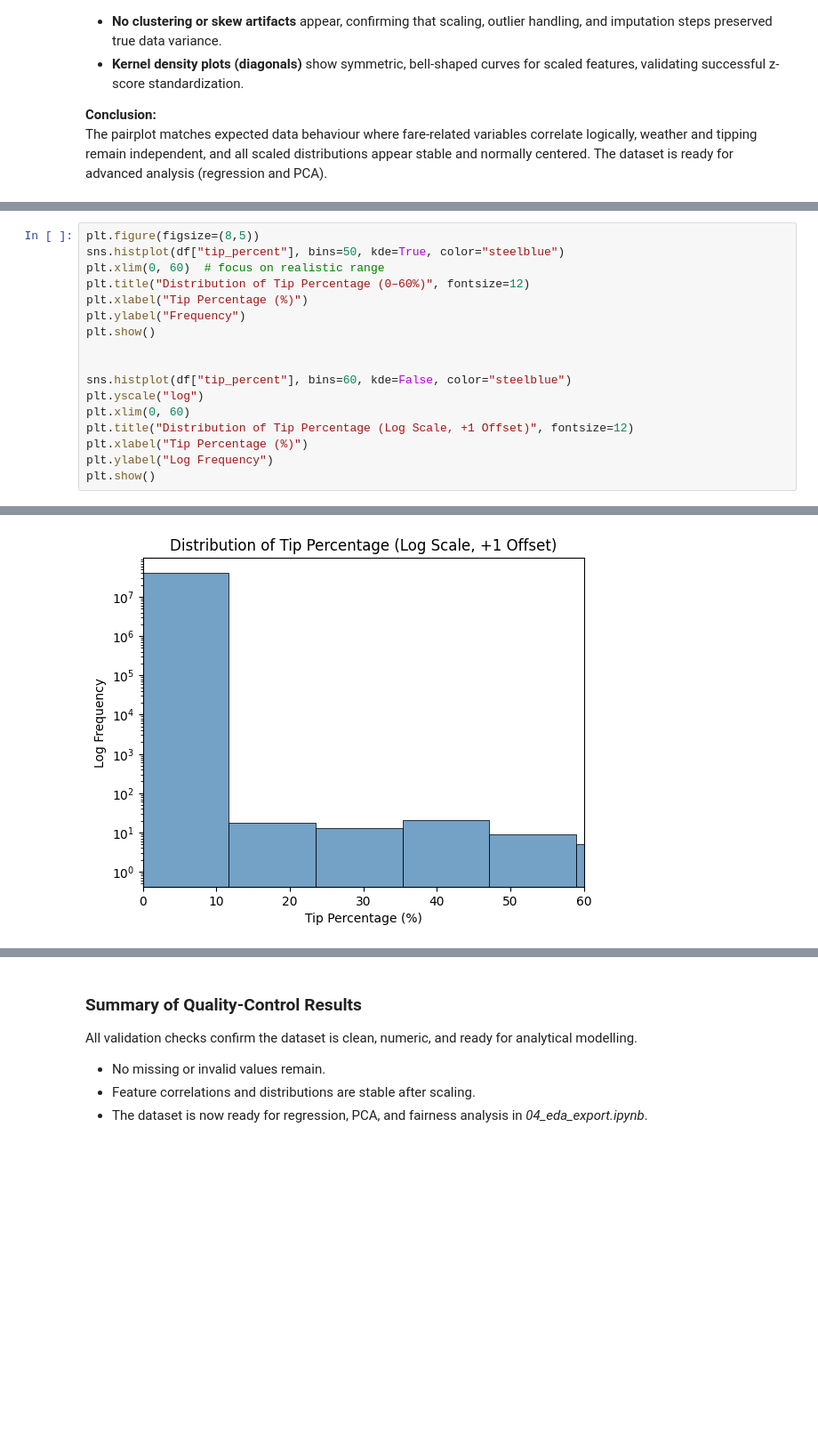
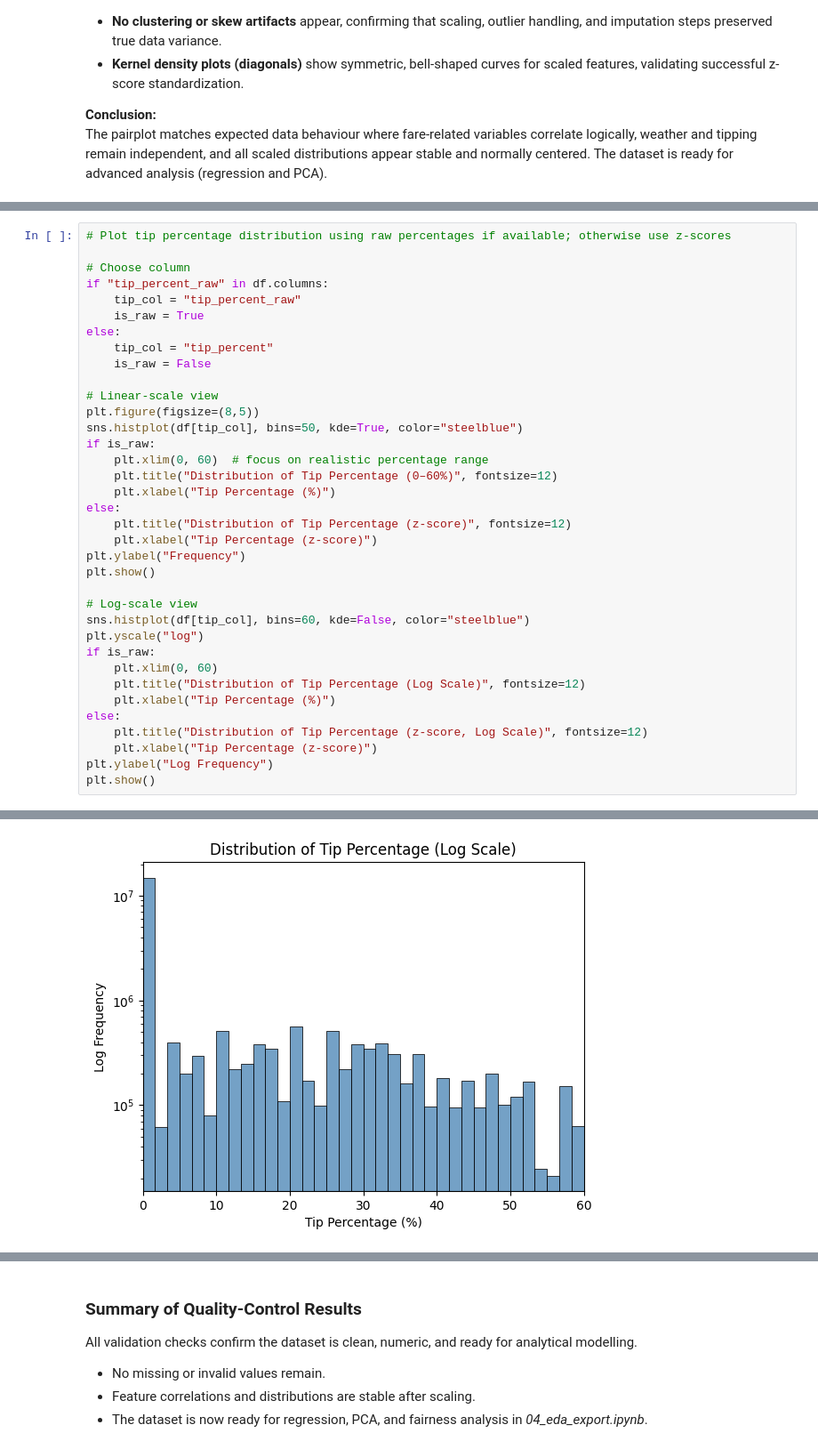
Before and after one commit to MadAreYou/Data_Analysis-NY_Tips_vs_Trips, a Jupyter notebook: notebooks/03_qc_validation.ipynb, the cells around one changed output, grey strips where cells are left out. Shown: that part at 89% size. Saved outputs shown, nothing was run; the diff lists cells and outputs as text; blank space fills up the shorter version.

```diff
--- a/notebooks/03_qc_validation.ipynb
+++ b/notebooks/03_qc_validation.ipynb
@@ -111,18 +121,37 @@ The pairplot matches expected data behaviour where fare-related variables correl
 # %%
+# Plot tip percentage distribution using raw percentages if available; otherwise use z-scores
+
+# Choose column
+if "tip_percent_raw" in df.columns:
+    tip_col = "tip_percent_raw"
+    is_raw = True
+else:
+    tip_col = "tip_percent"
+    is_raw = False
+
+# Linear-scale view
 plt.figure(figsize=(8,5))
-sns.histplot(df["tip_percent"], bins=50, kde=True, color="steelblue")
-plt.xlim(0, 60)  # focus on realistic range
-plt.title("Distribution of Tip Percentage (0–60%)", fontsize=12)
-plt.xlabel("Tip Percentage (%)")
+sns.histplot(df[tip_col], bins=50, kde=True, color="steelblue")
+if is_raw:
+    plt.xlim(0, 60)  # focus on realistic percentage range
+    plt.title("Distribution of Tip Percentage (0–60%)", fontsize=12)
+    plt.xlabel("Tip Percentage (%)")
+else:
+    plt.title("Distribution of Tip Percentage (z-score)", fontsize=12)
+    plt.xlabel("Tip Percentage (z-score)")
 plt.ylabel("Frequency")
 plt.show()
 
-
-sns.histplot(df["tip_percent"], bins=60, kde=False, color="steelblue")
+# Log-scale view
+sns.histplot(df[tip_col], bins=60, kde=False, color="steelblue")
 plt.yscale("log")
-plt.xlim(0, 60)
-plt.title("Distribution of Tip Percentage (Log Scale, +1 Offset)", fontsize=12)
-plt.xlabel("Tip Percentage (%)")
+if is_raw:
+    plt.xlim(0, 60)
+    plt.title("Distribution of Tip Percentage (Log Scale)", fontsize=12)
+    plt.xlabel("Tip Percentage (%)")
+else:
+    plt.title("Distribution of Tip Percentage (z-score, Log Scale)", fontsize=12)
+    plt.xlabel("Tip Percentage (z-score)")
 plt.ylabel("Log Frequency")
 plt.show()
 # %% [output]
@@ -130,4 +159,4 @@ plt.show()
-[figure, old version]
+[figure, new version]
 # %% [markdown]
 ### Distribution of Tip Percentage – Interpretation
 
```
Also changed, not shown: parts of 11 cells of this notebook, 2 other files.
